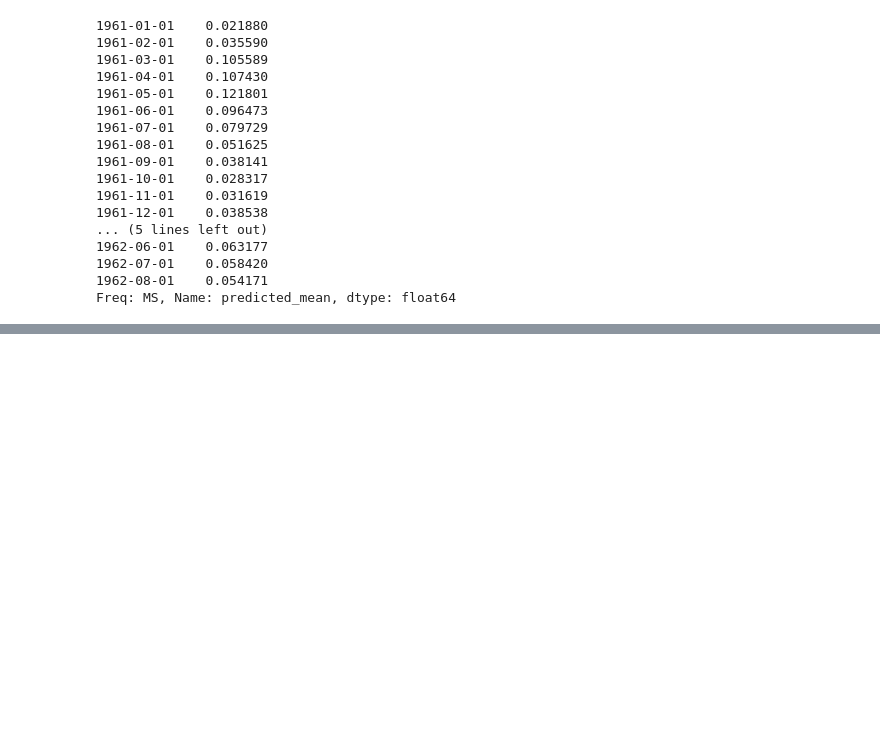
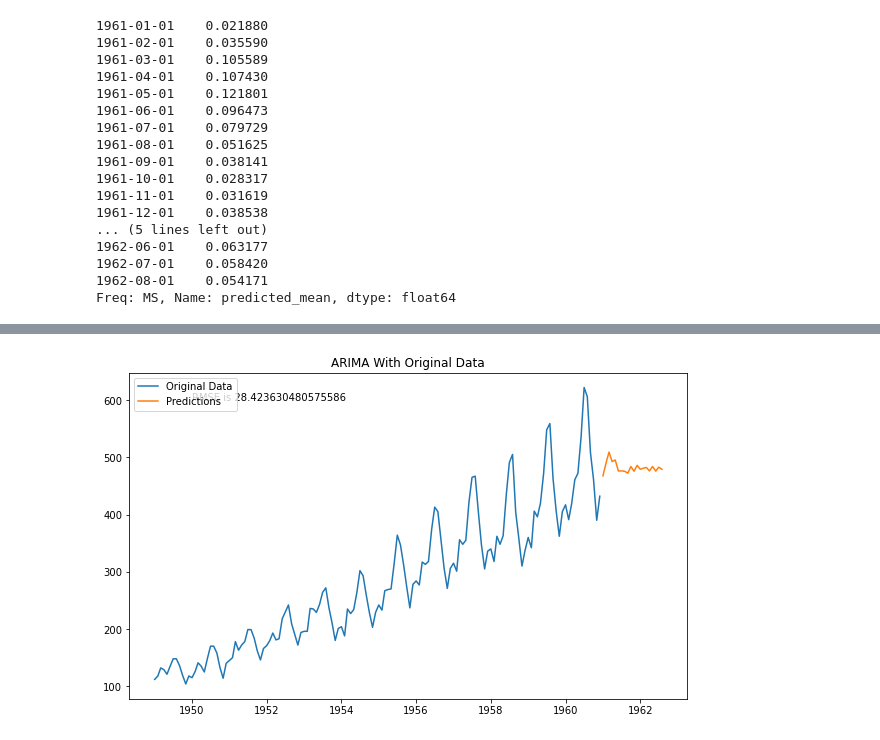
Before and after one commit to dray89/AirlinePassengers, a Jupyter notebook: AirlinePassengers.ipynb, the cells around one changed output, grey strips where cells are left out. Cells and saved outputs as stored; diff of their text form; code cells hidden in the pictures; blank space fills up the shorter version.

```diff
--- a/AirlinePassengers.ipynb
+++ b/AirlinePassengers.ipynb
@@ -762,0 +892,3 @@ plt.plot(predDf['expon'])
+# %%
+preds = results.forecast(steps=20)
+preds #Preds from 1961 - 1962
@@ -762,0 +913,7 @@ plt.plot(predDf['expon'])
+# %%
+plt.plot(indexedDataset, label='Original Data')
+plt.plot(preds, label='Predictions')
+plt.legend()
+plt.title('ARIMA With Original Data')
+plt.annotate(f'RMSE is {rmse}', xy =(datetime.strptime("1950-01-01", "%Y-%m-%d"), 600))
+# %% [output]
@@ -762,0 +921 @@ plt.plot(predDf['expon'])
+[figure, added]
```
Also changed, not shown: parts of 31 cells of this notebook.
